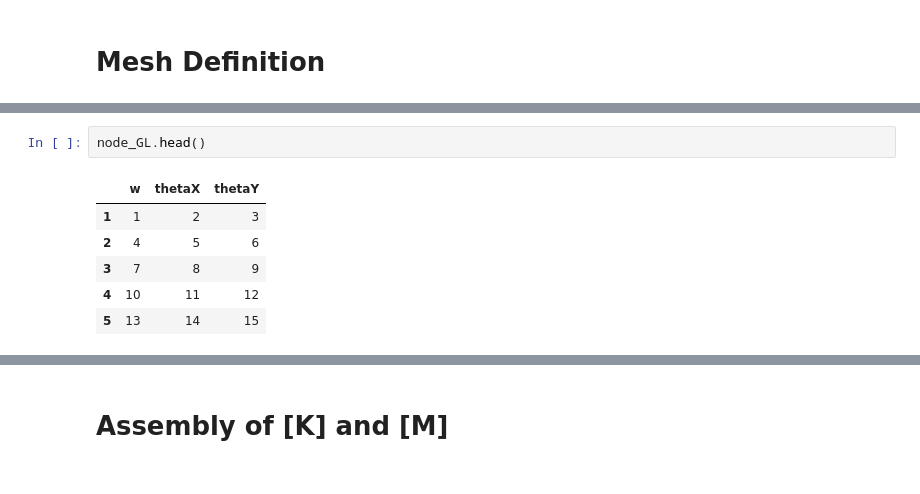
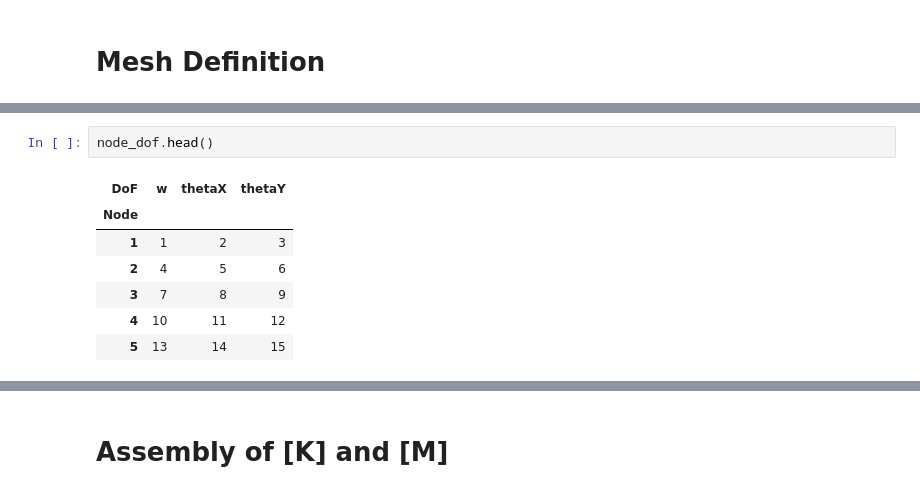
Before and after one commit to lucas-schroeder/Master_program_UFSC, a Jupyter notebook: VA/work2/FEM_Plate_lucas_schroeder.ipynb, the cells around one changed output, grey strips where cells are left out. Saved outputs shown, nothing was run; the diff lists cells and outputs as text.

```diff
--- a/VA/work2/FEM_Plate_lucas_schroeder.ipynb
+++ b/VA/work2/FEM_Plate_lucas_schroeder.ipynb
@@ -160,7 +176,8 @@ index_table = pd.DataFrame(columns=col, index=np.arange(1, nElements+1), data=in
 # %%
-node_GL.head()
+node_dof.head()
 # %% [output]
-|  | w | thetaX | thetaY |
+| DoF | w | thetaX | thetaY |
+| Node |  |  |  |
 | 1 | 1 | 2 | 3 |
 | 2 | 4 | 5 | 6 |
 | 3 | 7 | 8 | 9 |
```
Also changed, not shown: parts of 17 cells of this notebook, 2 other files.
